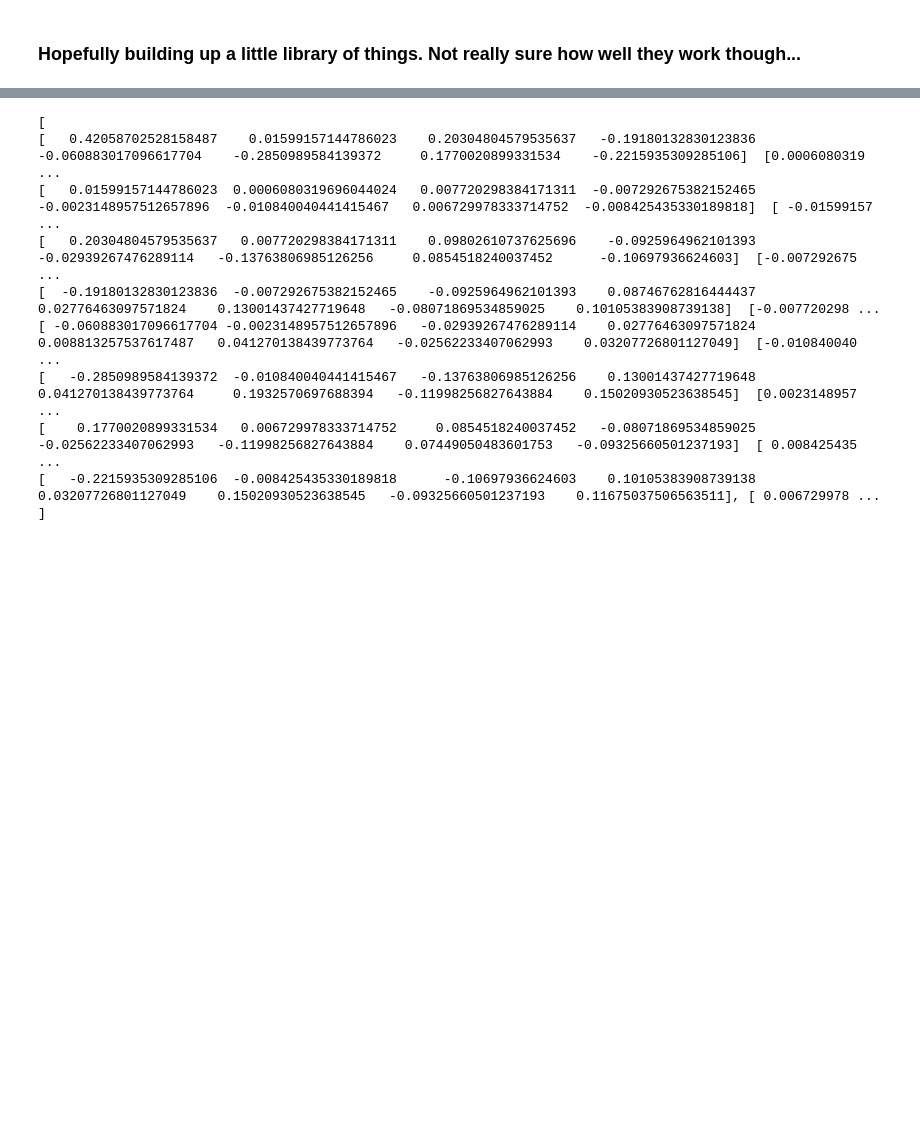
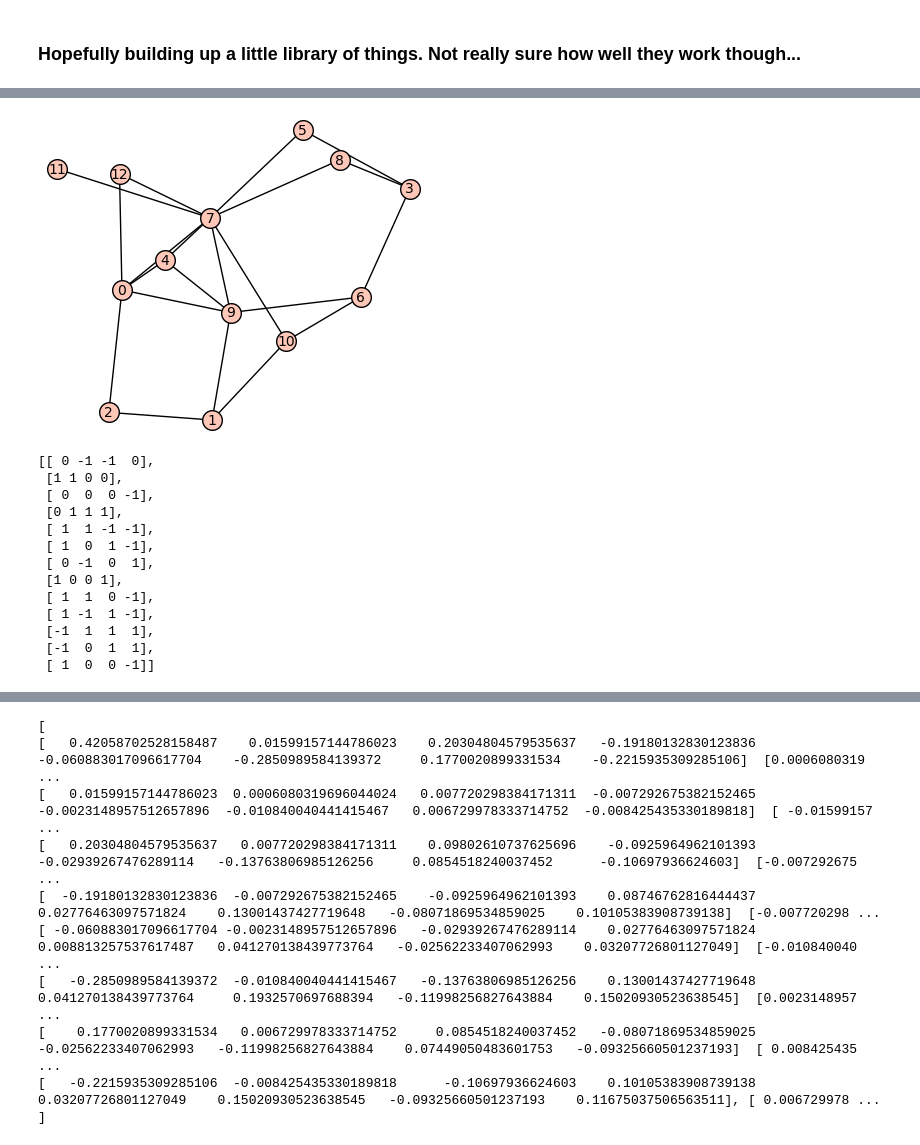
Before and after one commit to TessCollins/Graph_Research, a Jupyter notebook: Graphy_Research_Mains.ipynb, the cells around one changed output, grey strips where cells are left out. Drawn from its saved outputs; the diff is of its cells as text; code cells hidden in the pictures; blank space fills up the shorter version.

```diff
--- a/Graphy_Research_Mains.ipynb
+++ b/Graphy_Research_Mains.ipynb
@@ -465,0 +481,18 @@ G.show()
+# %%
+Gs[0].show()
+vecs[0]
+# %% [output]
+[figure, added]
+[[ 0 -1 -1  0],
+ [1 1 0 0],
+ [ 0  0  0 -1],
+ [0 1 1 1],
+ [ 1  1 -1 -1],
+ [ 1  0  1 -1],
+ [ 0 -1  0  1],
+ [1 0 0 1],
+ [ 1  1  0 -1],
+ [ 1 -1  1 -1],
+ [-1  1  1  1],
+ [-1  0  1  1],
+ [ 1  0  0 -1]]
```
Also changed, not shown: parts of 18 cells of this notebook.
